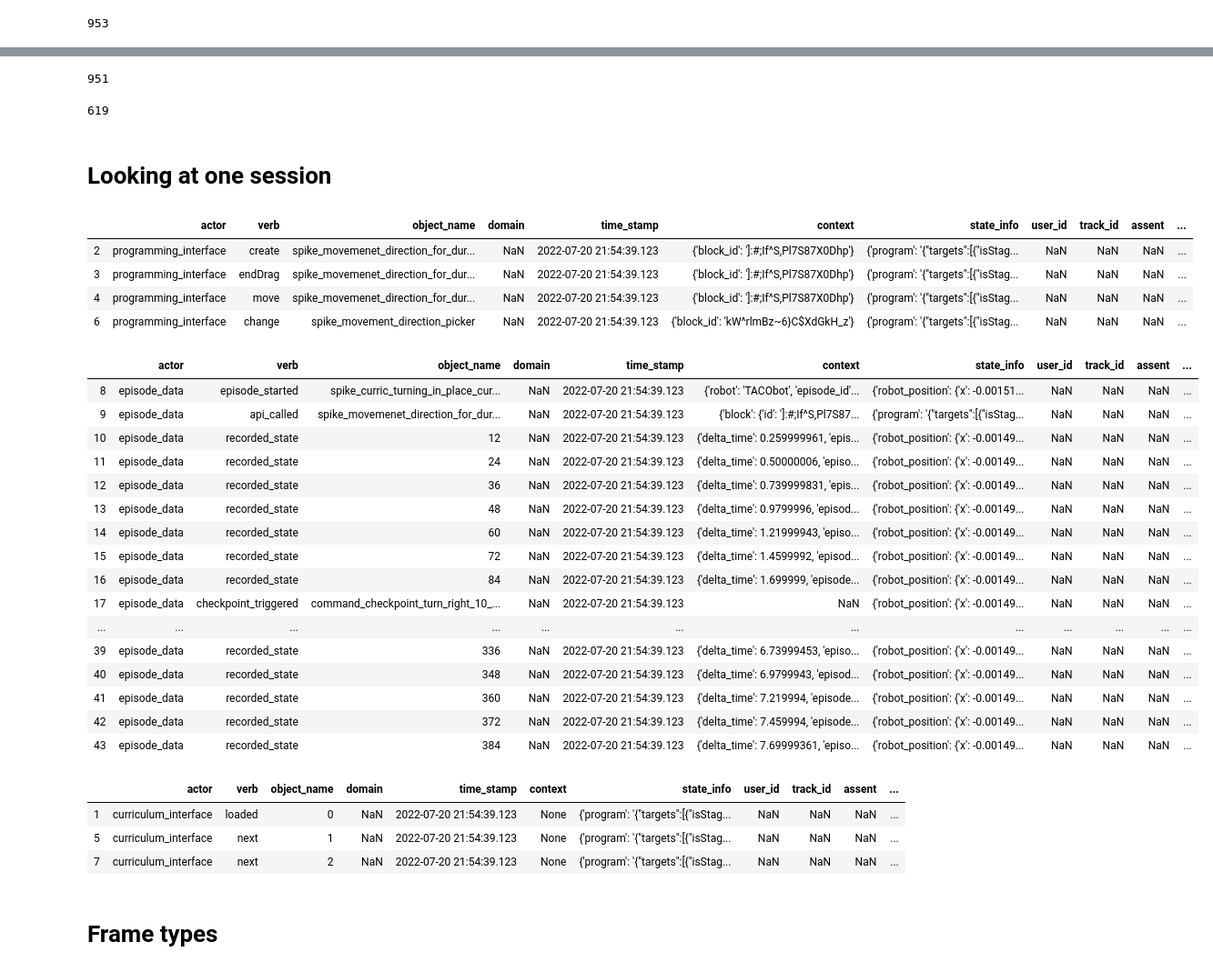
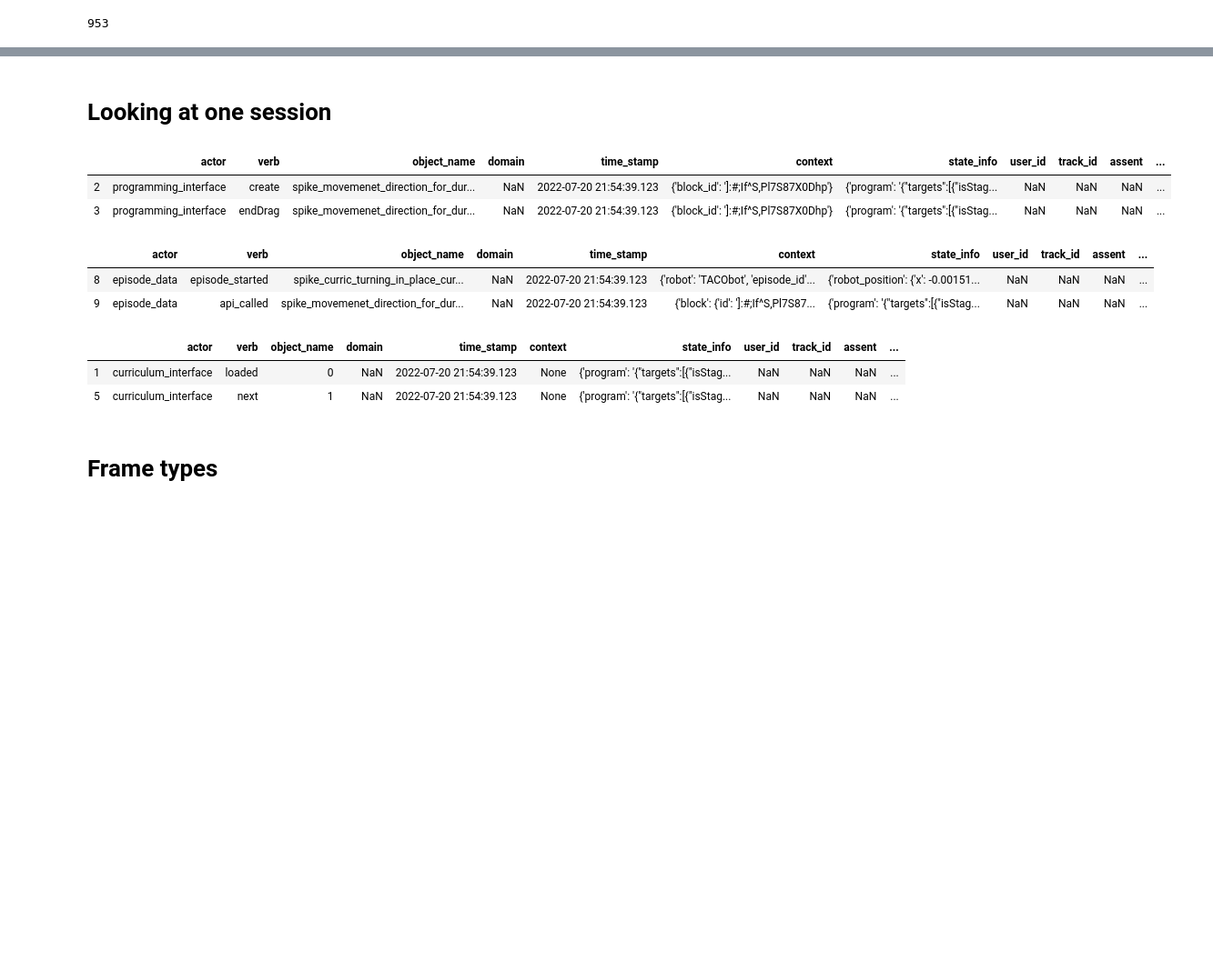
Before and after one commit to cmroboticsacademy/facilitate, a Jupyter notebook: initial_stats.ipynb, the cells around one changed output, grey strips where cells are left out. Shown at 91% size. Cells and saved outputs as stored; diff of their text form; code cells hidden in the pictures; blank space fills up the shorter version.

```diff
--- a/initial_stats.ipynb
+++ b/initial_stats.ipynb
@@ -23,4 +28,0 @@ raw_data = raw_data[raw_data.user_id.notnull()]
-# %%
-len(raw_data)
-# %% [output]
-951
@@ -30,7 +29,3 @@ raw_data = raw_data.reset_index()
-# %%
-len(raw_data)
-# %% [output]
-619
 # %% [markdown]
 # Looking at one session
 # %%
@@ -44,40 +39,23 @@ def parse_raw_data_frames(row:int) -> pd.DataFrame:
 
 session0 = parse_raw_data_frames(0)
 # %%
-session0[session0.actor == "programming_interface"]
+session0[session0.actor == "programming_interface"].head(2)
 # %% [output]
 |  | actor | verb | object_name | domain | time_stamp | context | state_info | user_id | track_id | assent | ... |
 | 2 | programming_interface | create | spike_movemenet_direction_for_dur... | NaN | 2022-07-20 21:54:39.123 | {'block_id': ']:#;If^S,Pl7S87X0Dhp'} | {'program': '{"targets":[{"isStag... | NaN | NaN | NaN | ... |
 | 3 | programming_interface | endDrag | spike_movemenet_direction_for_dur... | NaN | 2022-07-20 21:54:39.123 | {'block_id': ']:#;If^S,Pl7S87X0Dhp'} | {'program': '{"targets":[{"isStag... | NaN | NaN | NaN | ... |
-| 4 | programming_interface | move | spike_movemenet_direction_for_dur... | NaN | 2022-07-20 21:54:39.123 | {'block_id': ']:#;If^S,Pl7S87X0Dhp'} | {'program': '{"targets":[{"isStag... | NaN | NaN | NaN | ... |
-| 6 | programming_interface | change | spike_movement_direction_picker | NaN | 2022-07-20 21:54:39.123 | {'block_id': 'kW^rlmBz~6}C$XdGkH_z'} | {'program': '{"targets":[{"isStag... | NaN | NaN | NaN | ... |
 # %%
-session0[session0.actor == "episode_data"]
+session0[session0.actor == "episode_data"].head(2)
 # %% [output]
 |  | actor | verb | object_name | domain | time_stamp | context | state_info | user_id | track_id | assent | ... |
 | 8 | episode_data | episode_started | spike_curric_turning_in_place_cur... | NaN | 2022-07-20 21:54:39.123 | {'robot': 'TACObot', 'episode_id'... | {'robot_position': {'x': -0.00151... | NaN | NaN | NaN | ... |
 | 9 | episode_data | api_called | spike_movemenet_direction_for_dur... | NaN | 2022-07-20 21:54:39.123 | {'block': {'id': ']:#;If^S,Pl7S87... | {'program': '{"targets":[{"isStag... | NaN | NaN | NaN | ... |
-| 10 | episode_data | recorded_state | 12 | NaN | 2022-07-20 21:54:39.123 | {'delta_time': 0.259999961, 'epis... | {'robot_position': {'x': -0.00149... | NaN | NaN | NaN | ... |
-| 11 | episode_data | recorded_state | 24 | NaN | 2022-07-20 21:54:39.123 | {'delta_time': 0.50000006, 'episo... | {'robot_position': {'x': -0.00149... | NaN | NaN | NaN | ... |
-| 12 | episode_data | recorded_state | 36 | NaN | 2022-07-20 21:54:39.123 | {'delta_time': 0.739999831, 'epis... | {'robot_position': {'x': -0.00149... | NaN | NaN | NaN | ... |
-| 13 | episode_data | recorded_state | 48 | NaN | 2022-07-20 21:54:39.123 | {'delta_time': 0.9799996, 'episod... | {'robot_position': {'x': -0.00149... | NaN | NaN | NaN | ... |
-| 14 | episode_data | recorded_state | 60 | NaN | 2022-07-20 21:54:39.123 | {'delta_time': 1.21999943, 'episo... | {'robot_position': {'x': -0.00149... | NaN | NaN | NaN | ... |
-| 15 | episode_data | recorded_state | 72 | NaN | 2022-07-20 21:54:39.123 | {'delta_time': 1.4599992, 'episod... | {'robot_position': {'x': -0.00149... | NaN | NaN | NaN | ... |
-| 16 | episode_data | recorded_state | 84 | NaN | 2022-07-20 21:54:39.123 | {'delta_time': 1.699999, 'episode... | {'robot_position': {'x': -0.00149... | NaN | NaN | NaN | ... |
-| 17 | episode_data | checkpoint_triggered | command_checkpoint_turn_right_10_... | NaN | 2022-07-20 21:54:39.123 | NaN | {'robot_position': {'x': -0.00149... | NaN | NaN | NaN | ... |
-| ... | ... | ... | ... | ... | ... | ... | ... | ... | ... | ... | ... |
-| 39 | episode_data | recorded_state | 336 | NaN | 2022-07-20 21:54:39.123 | {'delta_time': 6.73999453, 'episo... | {'robot_position': {'x': -0.00149... | NaN | NaN | NaN | ... |
-| 40 | episode_data | recorded_state | 348 | NaN | 2022-07-20 21:54:39.123 | {'delta_time': 6.9799943, 'episod... | {'robot_position': {'x': -0.00149... | NaN | NaN | NaN | ... |
-| 41 | episode_data | recorded_state | 360 | NaN | 2022-07-20 21:54:39.123 | {'delta_time': 7.219994, 'episode... | {'robot_position': {'x': -0.00149... | NaN | NaN | NaN | ... |
-| 42 | episode_data | recorded_state | 372 | NaN | 2022-07-20 21:54:39.123 | {'delta_time': 7.459994, 'episode... | {'robot_position': {'x': -0.00149... | NaN | NaN | NaN | ... |
-| 43 | episode_data | recorded_state | 384 | NaN | 2022-07-20 21:54:39.123 | {'delta_time': 7.69999361, 'episo... | {'robot_position': {'x': -0.00149... | NaN | NaN | NaN | ... |
 # %%
-session0[session0.actor == "curriculum_interface"]
+session0[session0.actor == "curriculum_interface"].head(2)
 # %% [output]
 |  | actor | verb | object_name | domain | time_stamp | context | state_info | user_id | track_id | assent | ... |
 | 1 | curriculum_interface | loaded | 0 | NaN | 2022-07-20 21:54:39.123 | None | {'program': '{"targets":[{"isStag... | NaN | NaN | NaN | ... |
 | 5 | curriculum_interface | next | 1 | NaN | 2022-07-20 21:54:39.123 | None | {'program': '{"targets":[{"isStag... | NaN | NaN | NaN | ... |
-| 7 | curriculum_interface | next | 2 | NaN | 2022-07-20 21:54:39.123 | None | {'program': '{"targets":[{"isStag... | NaN | NaN | NaN | ... |
 # %% [markdown]
 # Frame types
 # %%
```
Also changed, not shown: parts of 28 cells of this notebook, 2 other files.
